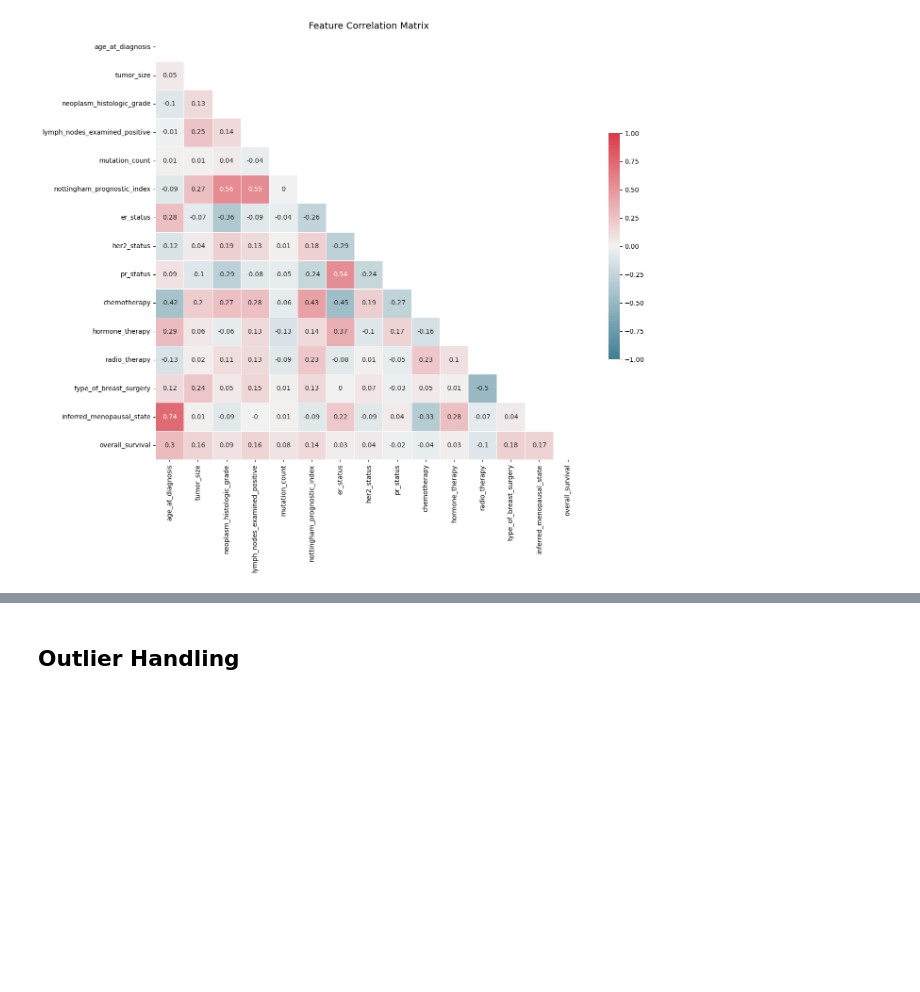
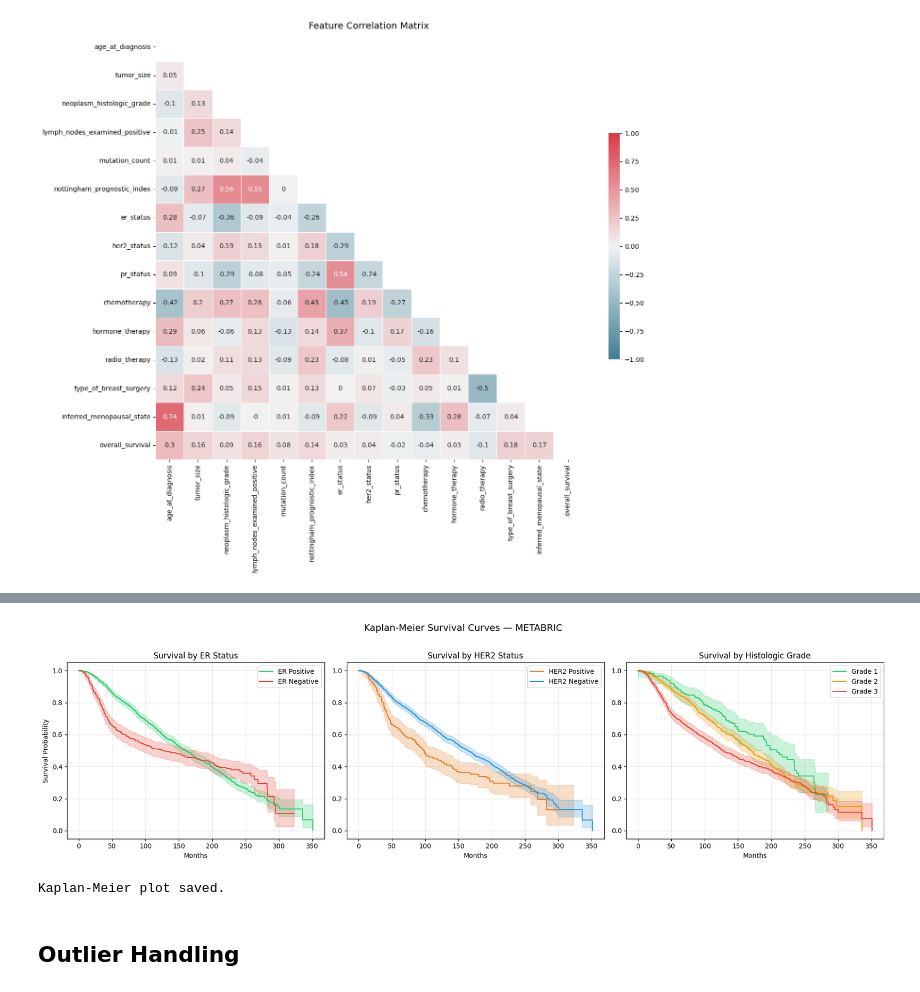
Before and after one commit to syedahmadbokhari/breast-cancer-analysis, a Jupyter notebook: notebooks/Breast-Cancer-Analysis.ipynb, the cells around one changed output, grey strips where cells are left out. Saved outputs shown, nothing was run; the diff lists cells and outputs as text; code cells hidden in the pictures; blank space fills up the shorter version.

```diff
--- a/notebooks/Breast-Cancer-Analysis.ipynb
+++ b/notebooks/Breast-Cancer-Analysis.ipynb
@@ -263,3 +267,57 @@ plt.show()
+# %%
+from lifelines import KaplanMeierFitter
+from lifelines.statistics import logrank_test
+
+# Load raw data for KM — need survival months + status + grouping features
+df_km = pd.read_csv('../data/Breast Cancer METABRIC.csv')
+df_km = df_km[[
+    'Overall Survival (Months)', 'Overall Survival Status',
+    'ER Status', 'HER2 Status', 'Neoplasm Histologic Grade'
+]].dropna()
+
+df_km['event']    = (df_km['Overall Survival Status'] == 'Deceased').astype(int)
+df_km['duration'] = df_km['Overall Survival (Months)']
+
+fig, axes = plt.subplots(1, 3, figsize=(18, 5))
+kmf = KaplanMeierFitter()
+
+# — ER Status —
+for status, color in [('Positive', '#2ecc71'), ('Negative', '#e74c3c')]:
+    mask = df_km['ER Status'] == status
+    kmf.fit(df_km.loc[mask, 'duration'], df_km.loc[mask, 'event'], label=f'ER {status}')
+    kmf.plot_survival_function(ax=axes[0], color=color, ci_show=True)
+axes[0].set_title('Survival by ER Status', fontsize=12)
+axes[0].set_xlabel('Months')
+axes[0].set_ylabel('Survival Probability')
+axes[0].grid(True, alpha=0.3)
+
+# — HER2 Status —
+for status, color in [('Positive', '#e67e22'), ('Negative', '#3498db')]:
+    mask = df_km['HER2 Status'] == status
+    kmf.fit(df_km.loc[mask, 'duration'], df_km.loc[mask, 'event'], label=f'HER2 {status}')
+    kmf.plot_survival_function(ax=axes[1], color=color, ci_show=True)
+axes[1].set_title('Survival by HER2 Status', fontsize=12)
+axes[1].set_xlabel('Months')
+axes[1].grid(True, alpha=0.3)
+
+# — Histologic Grade —
+palette = {1: '#2ecc71', 2: '#f39c12', 3: '#e74c3c'}
+for grade in [1, 2, 3]:
+    mask = df_km['Neoplasm Histologic Grade'] == grade
+    kmf.fit(df_km.loc[mask, 'duration'], df_km.loc[mask, 'event'], label=f'Grade {grade}')
+    kmf.plot_survival_function(ax=axes[2], color=palette[grade], ci_show=True)
+axes[2].set_title('Survival by Histologic Grade', fontsize=12)
+axes[2].set_xlabel('Months')
+axes[2].grid(True, alpha=0.3)
+
+plt.suptitle('Kaplan-Meier Survival Curves — METABRIC', fontsize=14, y=1.02)
+plt.tight_layout()
+plt.savefig('../images/kaplan_meier.png', dpi=100, bbox_inches='tight')
+plt.show()
+print('Kaplan-Meier plot saved.')
+# %% [output]
+[figure, added]
+Kaplan-Meier plot saved.
 # %% [markdown]
 ## Outlier Handling
 # %%
```
Also changed, not shown: parts of 7 cells of this notebook, 9 other files.
